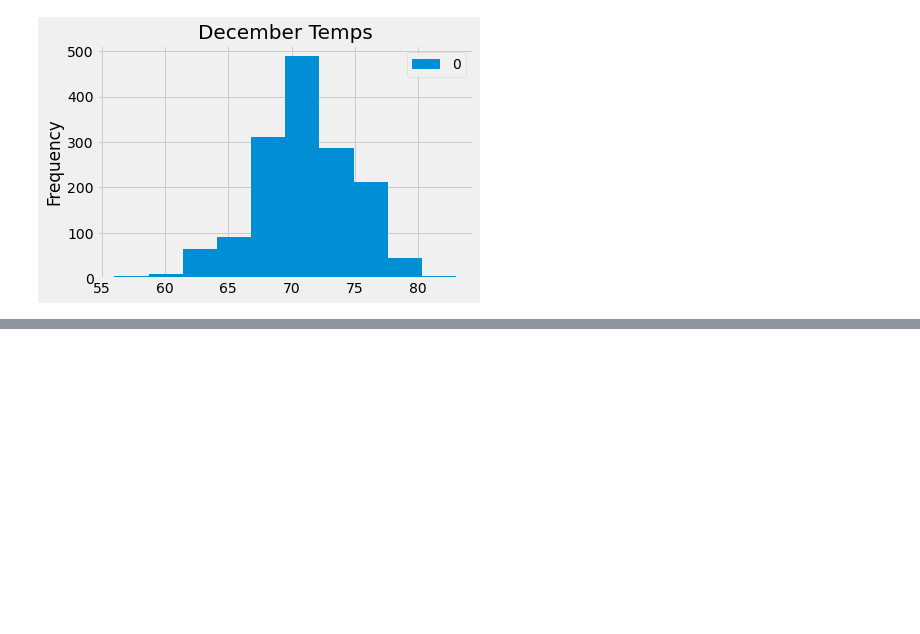
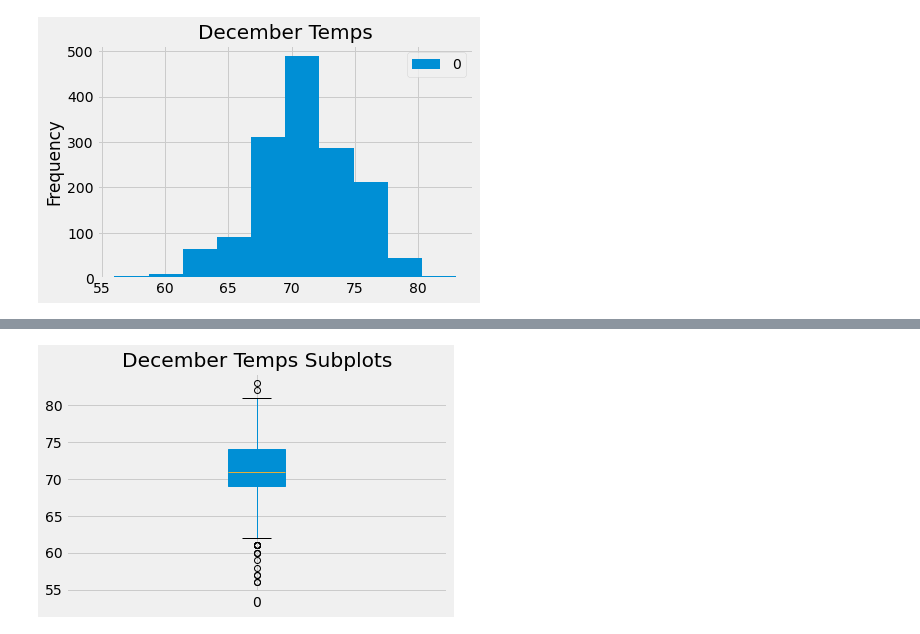
Before and after one commit to shimengya/surfs_up, a Jupyter notebook: SurfsUp_Challenge.ipynb, the cells around one changed output, grey strips where cells are left out. Saved outputs shown, nothing was run; the diff lists cells and outputs as text; code cells hidden in the pictures; blank space fills up the shorter version.

```diff
--- a/SurfsUp_Challenge.ipynb
+++ b/SurfsUp_Challenge.ipynb
@@ -168,0 +176,7 @@ plt.savefig("Dec_temps.png")
+# %%
+dec_df.boxplot(patch_artist=True)
+plt.title('December Temps Subplots')
+plt.tight_layout()
+plt.savefig("Dec_temps_subplots.png")
+# %% [output]
+[figure, added]
```
Also changed, not shown: parts of 7 cells of this notebook.
